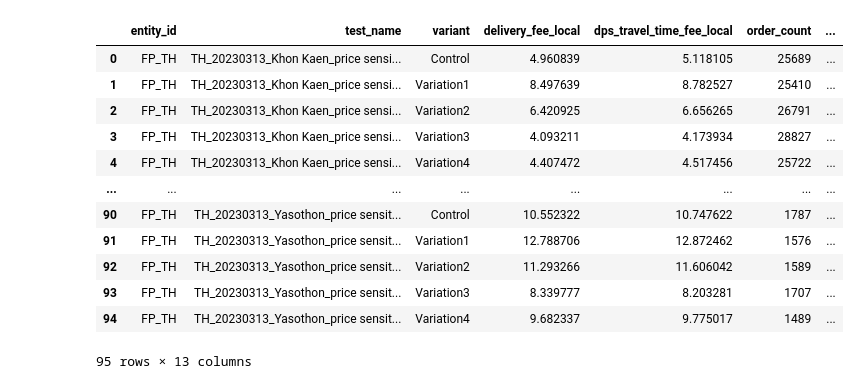
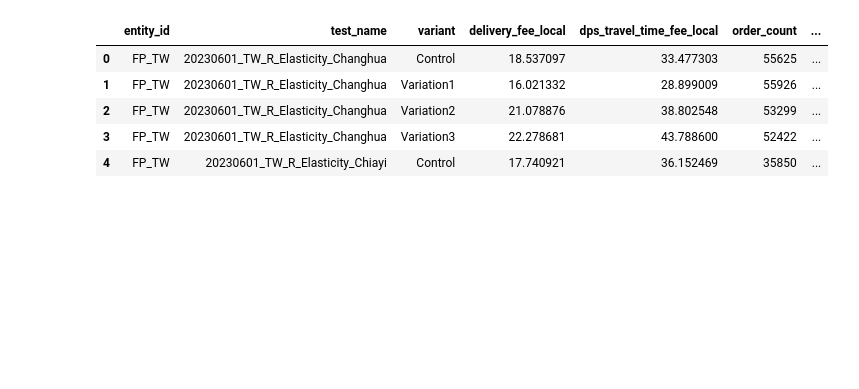
Before and after one commit to omar-elmaria/elasticity_test_analysis, a Jupyter notebook: elasticity_test_analysis.ipynb, the cells around one changed output. Saved outputs shown, nothing was run; the diff lists cells and outputs as text; code cells hidden in the pictures; blank space fills up the shorter version.

```diff
--- a/elasticity_test_analysis.ipynb
+++ b/elasticity_test_analysis.ipynb
@@ -8,10 +8,10 @@ import matplotlib.pyplot as plt
 %matplotlib inline
 # %%
 # Instantiate a BigQuery client
-client = bigquery.Client(project='dh-logistics-product-ops')
+client = bigquery.Client(project='logistics-customer-staging')
 bq_storage = bigquery_storage.BigQueryReadClient()
 # %%
 # Define the global inputs
-entity_id = "FP_TH"
-test_keyword = "%price sensitivity1"
-analysis_start_date = "2023-03-15"
+entity_id = "FP_TW"
+test_keyword = "%Elasticity%"
+analysis_start_date = "2023-06-01" # 2023-06-01 for TW and 2023-03-15 for TH
@@ -29,9 +19,9 @@ df_test = client.query(tests_query).result().to_dataframe(bqstorage_client=bq_st
 # Extract order data of these tests
 orders_query = """
     WITH test_query AS (
-    SELECT DISTINCT test_name
-    FROM `dh-logistics-product-ops.pricing.pricing_elasticity_tests_summary`
-    WHERE entity_id = "{entity_id_var}" AND test_name LIKE "{test_keyword_var}"
+        SELECT DISTINCT test_name
+        FROM `fulfillment-dwh-production.cl.dps_experiment_setups`
+        WHERE entity_id = "{entity_id_var}" AND test_name LIKE "{test_keyword_var}"
     )
 
     SELECT
@@ -40,7 +30,7 @@ orders_query = """
         a.created_date AS created_date_utc,
 
         -- Location of order
-        a.region,
+        ent.segment AS region,
         a.entity_id,
         a.country_code,
         a.city_name,
@@ -73,19 +63,19 @@ orders_query = """
         a.dps_surge_fee_local,
         a.delivery_fee_local,
         IF(a.is_delivery_fee_covered_by_discount = TRUE OR a.is_delivery_fee_covered_by_voucher = TRUE, 0, a.delivery_fee_local) AS delivery_fee_local_incl_disc_and_vouchers,
-        CASE WHEN ent.region != "MENA" THEN a.commission_local ELSE COALESCE(mn.commission_amount_lc, a.commission_local) END AS commission_local,
+        CASE WHEN ent.segment != "MENA" THEN a.commission_local ELSE COALESCE(mn.commission_amount_lc, a.commission_local) END AS commission_local,
         a.joker_vendor_fee_local,
         COALESCE(a.service_fee_local, 0) AS service_fee_local,
         a.mov_customer_fee_local AS sof_local,
         a.delivery_costs_local,
         CASE
-            WHEN ent.region IN ("Europe", "Asia") THEN COALESCE( -- Get the delivery fee data of Pandora countries from Pandata tables
+            WHEN ent.segment IN ("Europe", "Asia") THEN COALESCE( -- Get the delivery fee data of Pandora countries from Pandata tables
                 pd.delivery_fee_local,
                 -- In 99 pct of cases, we won"t need to use that fallback logic as pd.delivery_fee_local is reliable
                 IF(a.is_delivery_fee_covered_by_discount = TRUE OR a.is_delivery_fee_covered_by_voucher = TRUE, 0, a.delivery_fee_local)
             )
             -- If the order comes from a non-Pandora country, use delivery_fee_local
-            WHEN ent.region NOT IN ("Europe", "Asia") THEN (CASE WHEN a.is_delivery_fee_covered_by_discount = TRUE OR a.is_delivery_fee_covered_by_voucher = TRUE THEN 0 ELSE a.delivery_fee_local END)
+            WHEN ent.segment NOT IN ("Europe", "Asia") THEN (CASE WHEN a.is_delivery_fee_covered_by_discount = TRUE OR a.is_delivery_fee_covered_by_voucher = TRUE THEN 0 ELSE a.delivery_fee_local END)
         END AS actual_df_paid_by_customer,
         a.gfv_local,
         a.gmv_local
@@ -97,14 +87,14 @@ orders_query = """
         AND a.platform_order_code = pd.code
         AND a.created_date = pd.created_date_utc -- There is no country_code field in this table
     LEFT JOIN `tlb-data-prod.data_platform.fct_billing` mn ON a.platform_order_code = CAST(mn.order_id AS STRING) AND a.entity_id IN ("TB_OM", "TB_IQ", "TB_AE", "TB_KW", "YS_TR", "TB_QA", "TB_JO", "HF_EG", "HS_SA", "TB_BH")
-    INNER JOIN `dh-logistics-product-ops.pricing.entities_lb_rollout_tests` ent ON a.entity_id = ent.entity_id -- Get the region associated with every entity_id
+    INNER JOIN `fulfillment-dwh-production.curated_data_shared_coredata.global_entities` ent ON a.entity_id = ent.global_entity_id -- Get the region associated with every entity_id
     WHERE TRUE
         AND a.created_date >= DATE("{analysis_start_date_var}")
         AND b.test_name IN (SELECT * FROM test_query) -- Search for relevant tests
         AND a.is_sent -- Successful orders
         AND a.is_own_delivery -- OD orders only
         AND a.variant != "Original" -- Exclude orders from ASAs
-        AND is_match_experiment_vertical -- Filter for sessions where the parent vertical of the vendor matches the parent vertical of the experiment
+        AND a.is_match_experiment_vertical -- Filter for sessions where the parent vertical of the vendor matches the parent vertical of the experiment
     ;
 """.format(entity_id_var=entity_id, test_keyword_var=test_keyword, analysis_start_date_var=analysis_start_date)
 
@@ -116,51 +106,48 @@ df_orders = client.query(orders_query).result().to_dataframe(bqstorage_client=bq
 # First, filter out orders from ASA
 df_orders = df_orders[df_orders["variant"] != "Original"]
 
 # Pick the list of functions for each KPI
 list_agg_functions = ["mean", "nunique"]
 agg_function_selection = {"delivery_fee_local": "mean", "dps_travel_time_fee_local": "mean", "platform_order_code": "nunique"}
 
 # Perform the aggregation
 df_agg_metrics = df_orders.\
     groupby(["entity_id", "test_name", "variant"])[["delivery_fee_local", "dps_travel_time_fee_local", "platform_order_code"]].\
     agg(agg_function_selection).\
     rename({"platform_order_code": "order_count"}, axis=1).\
     reset_index()
 
 # Create a new data frame showing the values for the control group
 df_control = df_orders[df_orders["variant"] == "Control"].\
     groupby(["entity_id", "test_name"])[["delivery_fee_local", "dps_travel_time_fee_local", "platform_order_code"]].\
     agg(agg_function_selection).\
     rename({"platform_order_code": "order_count"}, axis=1).\
     reset_index()
 
 # Join df_agg_metrics with df_control
 df_agg_metrics = pd.merge(left=df_agg_metrics, right=df_control, on=["entity_id", "test_name"], how="left", suffixes=["", "_control"])
 
-# # Add new columns showing the elasticity calculations
+# Change the data types of columns in df_agg_metrics
+numerical_cols_df_agg_metrics = ["delivery_fee_local", "dps_travel_time_fee_local", "order_count", "delivery_fee_local_control", "dps_travel_time_fee_local_control", "order_count_control"]
+df_agg_metrics[numerical_cols_df_agg_metrics] = df_agg_metrics[numerical_cols_df_agg_metrics].apply(lambda x: pd.to_numeric(x))
+
+# Add new columns showing the elasticity calculations
 df_agg_metrics = df_agg_metrics.assign(
-    pct_diff_orders=round(df_agg_metrics["order_count"]/df_agg_metrics["order_count_control"] - 1, 4),
-    pct_diff_tt_fee=round(df_agg_metrics["dps_travel_time_fee_local"]/df_agg_metrics["dps_travel_time_fee_local_control"] - 1, 4),
-    pct_diff_df=round(df_agg_metrics["delivery_fee_local"]/df_agg_metrics["delivery_fee_local_control"] - 1, 4),
-    elasticity=round((df_agg_metrics["order_count"]/df_agg_metrics["order_count_control"] - 1) / (df_agg_metrics["dps_travel_time_fee_local"]/df_agg_metrics["dps_travel_time_fee_local_control"] - 1), 4)
+    pct_diff_orders=round(df_agg_metrics["order_count"] / df_agg_metrics["order_count_control"] - 1, 4),
+    pct_diff_tt_fee=round(df_agg_metrics["dps_travel_time_fee_local"] / df_agg_metrics["dps_travel_time_fee_local_control"] - 1, 4),
+    pct_diff_df=round(df_agg_metrics["delivery_fee_local"] / df_agg_metrics["delivery_fee_local_control"] - 1, 4),
+    elasticity=round((df_agg_metrics["order_count"] / df_agg_metrics["order_count_control"] - 1) / (df_agg_metrics["dps_travel_time_fee_local"]/df_agg_metrics["dps_travel_time_fee_local_control"] - 1), 4)
 )
 
 # Display the final data frame
-df_agg_metrics
+df_agg_metrics.head()
 # %% [output]
 |  | entity_id | test_name | variant | delivery_fee_local | dps_travel_time_fee_local | order_count | ... |
-| 0 | FP_TH | TH_20230313_Khon Kaen_price sensi... | Control | 4.960839 | 5.118105 | 25689 | ... |
-| 1 | FP_TH | TH_20230313_Khon Kaen_price sensi... | Variation1 | 8.497639 | 8.782527 | 25410 | ... |
-| 2 | FP_TH | TH_20230313_Khon Kaen_price sensi... | Variation2 | 6.420925 | 6.656265 | 26791 | ... |
-| 3 | FP_TH | TH_20230313_Khon Kaen_price sensi... | Variation3 | 4.093211 | 4.173934 | 28827 | ... |
-| 4 | FP_TH | TH_20230313_Khon Kaen_price sensi... | Variation4 | 4.407472 | 4.517456 | 25722 | ... |
-| ... | ... | ... | ... | ... | ... | ... | ... |
-| 90 | FP_TH | TH_20230313_Yasothon_price sensit... | Control | 10.552322 | 10.747622 | 1787 | ... |
-| 91 | FP_TH | TH_20230313_Yasothon_price sensit... | Variation1 | 12.788706 | 12.872462 | 1576 | ... |
-| 92 | FP_TH | TH_20230313_Yasothon_price sensit... | Variation2 | 11.293266 | 11.606042 | 1589 | ... |
-| 93 | FP_TH | TH_20230313_Yasothon_price sensit... | Variation3 | 8.339777 | 8.203281 | 1707 | ... |
-| 94 | FP_TH | TH_20230313_Yasothon_price sensit... | Variation4 | 9.682337 | 9.775017 | 1489 | ... |
+| 0 | FP_TW | 20230601_TW_R_Elasticity_Changhua | Control | 18.537097 | 33.477303 | 55625 | ... |
+| 1 | FP_TW | 20230601_TW_R_Elasticity_Changhua | Variation1 | 16.021332 | 28.899009 | 55926 | ... |
+| 2 | FP_TW | 20230601_TW_R_Elasticity_Changhua | Variation2 | 21.078876 | 38.802548 | 53299 | ... |
+| 3 | FP_TW | 20230601_TW_R_Elasticity_Changhua | Variation3 | 22.278681 | 43.788600 | 52422 | ... |
+| 4 | FP_TW | 20230601_TW_R_Elasticity_Chiayi | Control | 17.740921 | 36.152469 | 35850 | ... |
-95 rows × 13 columns
 # %%
 # Extract sessions data of these tests
 sessions_query = """
```
Also changed, not shown: parts of 5 cells of this notebook.
